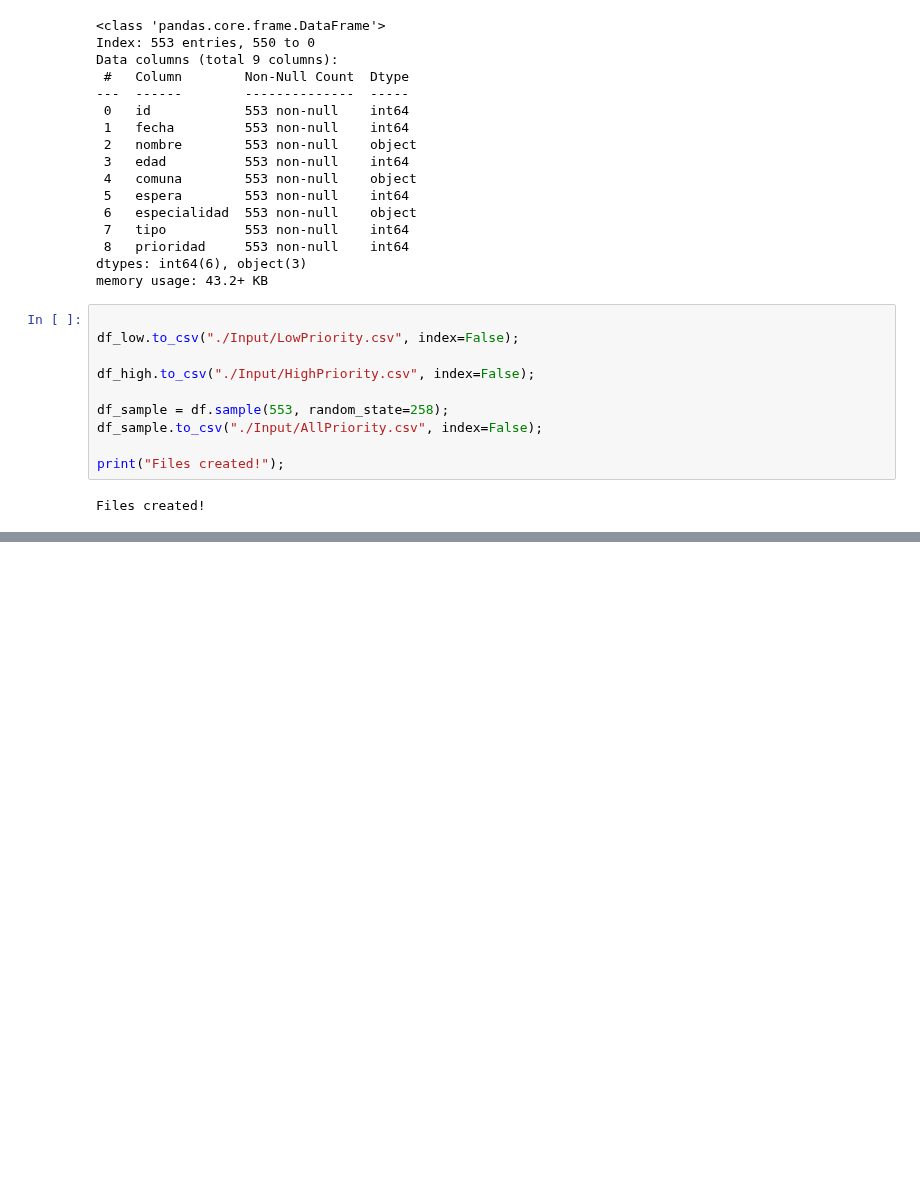
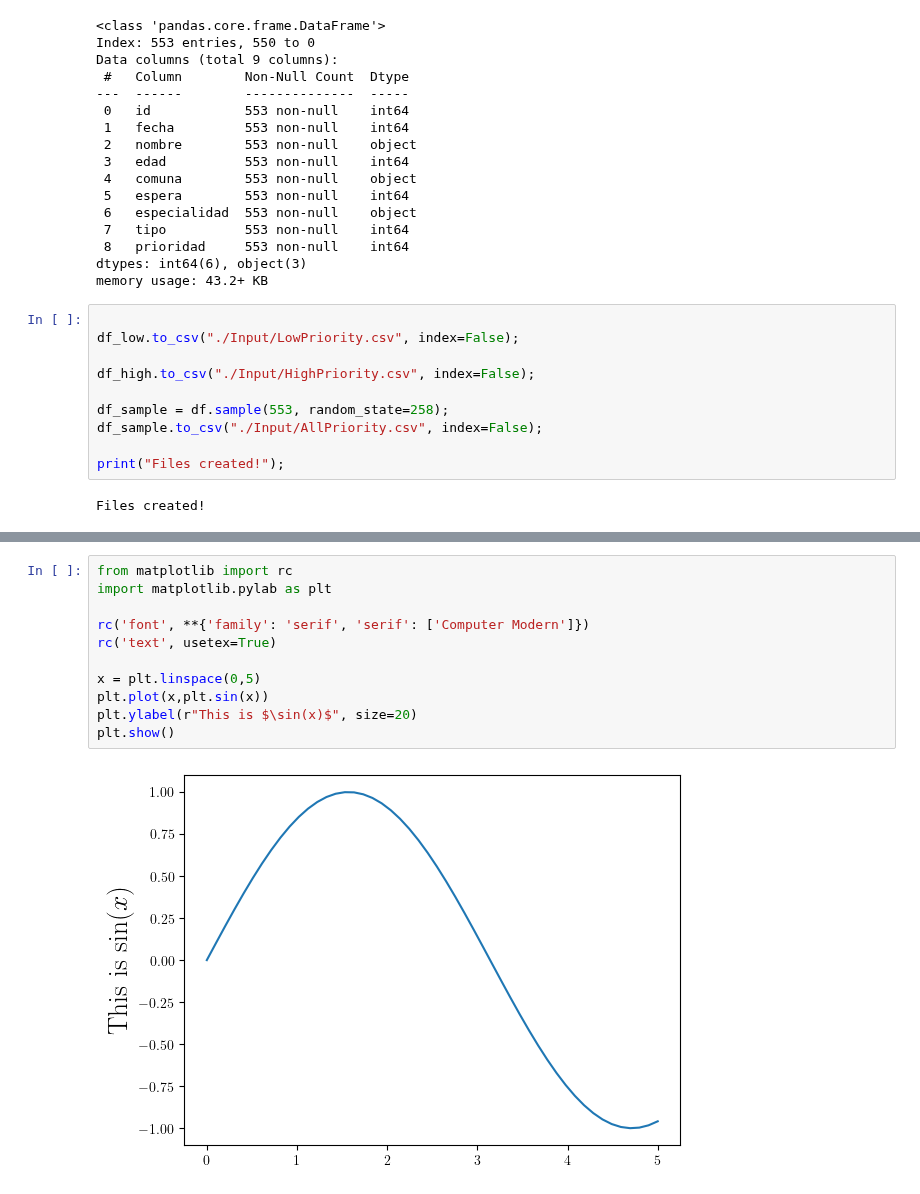
Before and after one commit to Franri3008/Tesis, a Jupyter notebook: FileCreation.ipynb, the cells around one changed output, grey strips where cells are left out. Drawn from its saved outputs; the diff is of its cells as text; blank space fills up the shorter version.

```diff
--- a/FileCreation.ipynb
+++ b/FileCreation.ipynb
@@ -232,0 +219,13 @@ plt.show()
+# %%
+from matplotlib import rc
+import matplotlib.pylab as plt
+
+rc('font', **{'family': 'serif', 'serif': ['Computer Modern']})
+rc('text', usetex=True)
+
+x = plt.linspace(0,5)
+plt.plot(x,plt.sin(x))
+plt.ylabel(r"This is $\sin(x)$", size=20)
+plt.show()
+# %% [output]
+[figure, added]
```
Also changed, not shown: parts of 3 cells of this notebook, 22 other files.
